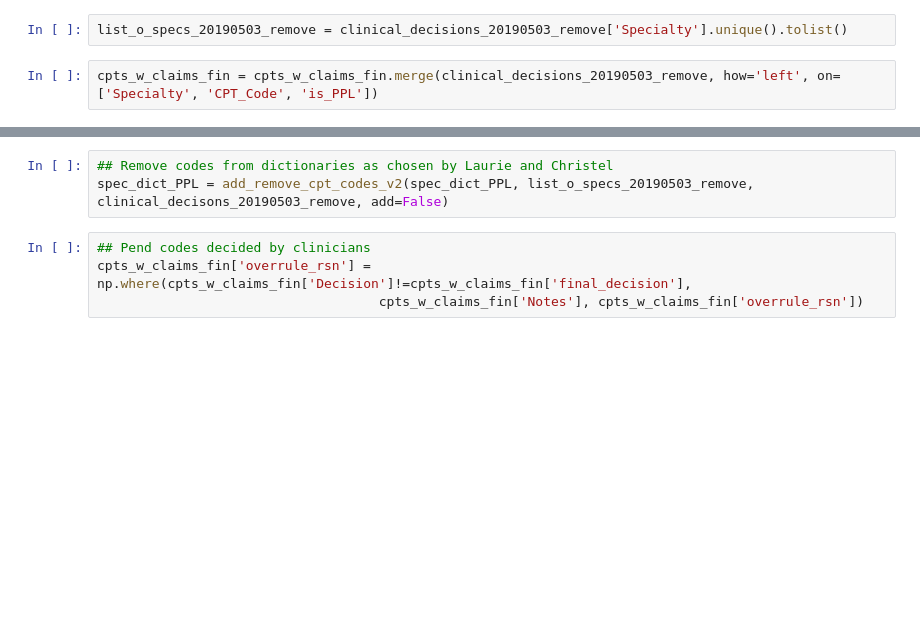
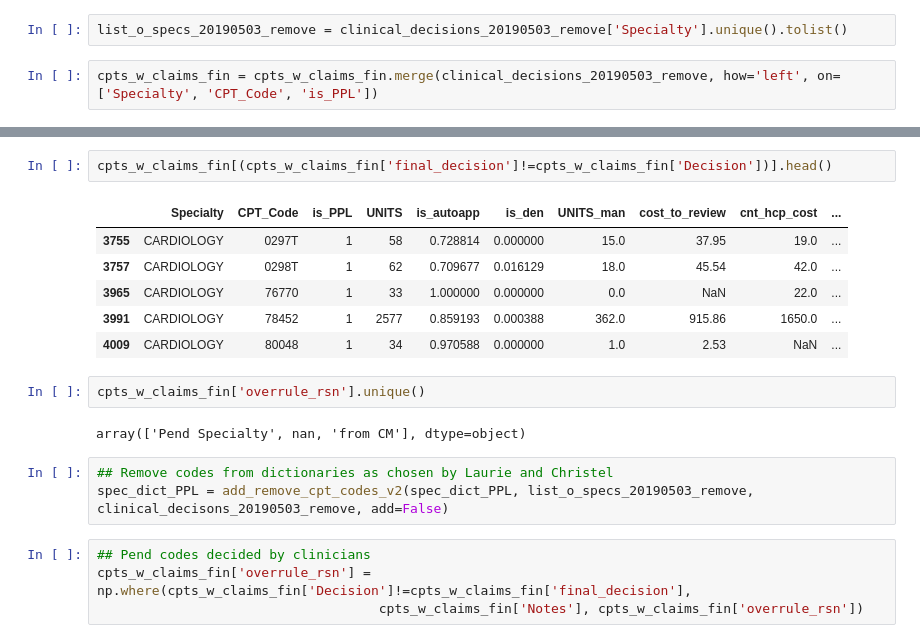
Before and after one commit to tysonjens/AutoApprovals_Code, a Jupyter notebook: Clean and Merge Claims and Referrals.ipynb, the cells around one changed output, grey strips where cells are left out. Cells and saved outputs as stored; diff of their text form; blank space fills up the shorter version.

```diff
--- a/Clean and Merge Claims and Referrals.ipynb
+++ b/Clean and Merge Claims and Referrals.ipynb
@@ -616,3 +769,16 @@ cpts_w_claims_fin
+# %%
+cpts_w_claims_fin[(cpts_w_claims_fin['final_decision']!=cpts_w_claims_fin['Decision'])].head()
+# %% [output]
+|  | Specialty | CPT_Code | is_PPL | UNITS | is_autoapp | is_den | UNITS_man | cost_to_review | cnt_hcp_cost | ... |
+| 3755 | CARDIOLOGY | 0297T | 1 | 58 | 0.728814 | 0.000000 | 15.0 | 37.95 | 19.0 | ... |
+| 3757 | CARDIOLOGY | 0298T | 1 | 62 | 0.709677 | 0.016129 | 18.0 | 45.54 | 42.0 | ... |
+| 3965 | CARDIOLOGY | 76770 | 1 | 33 | 1.000000 | 0.000000 | 0.0 | NaN | 22.0 | ... |
+| 3991 | CARDIOLOGY | 78452 | 1 | 2577 | 0.859193 | 0.000388 | 362.0 | 915.86 | 1650.0 | ... |
+| 4009 | CARDIOLOGY | 80048 | 1 | 34 | 0.970588 | 0.000000 | 1.0 | 2.53 | NaN | ... |
+# %%
+cpts_w_claims_fin['overrule_rsn'].unique()
+# %% [output]
+array(['Pend Specialty', nan, 'from CM'], dtype=object)
 # %%
 ## Remove codes from dictionaries as chosen by Laurie and Christel
 spec_dict_PPL = add_remove_cpt_codes_v2(spec_dict_PPL, list_o_specs_20190503_remove, clinical_decisons_20190503_remove, add=False)
```
Also changed, not shown: parts of 58 cells of this notebook.
